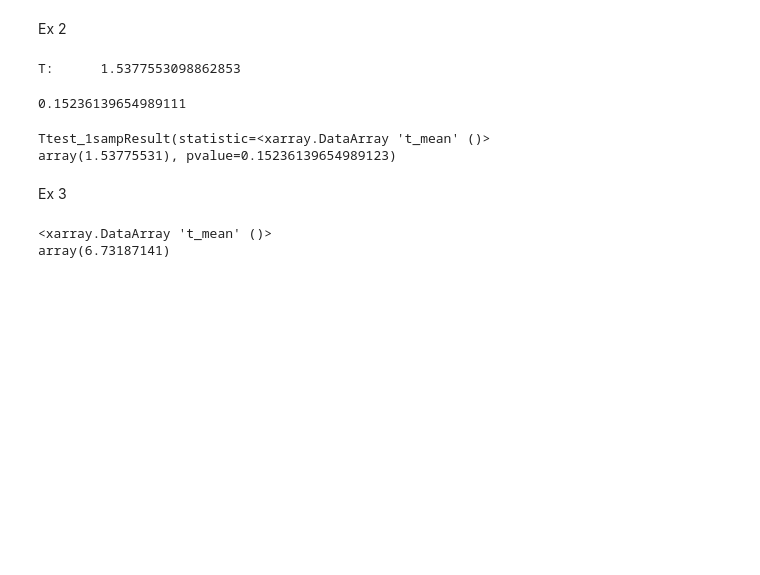
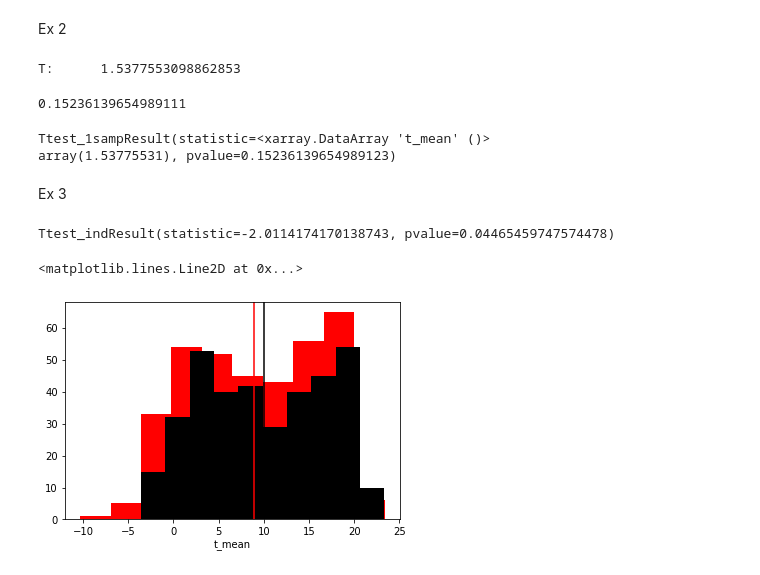
Before and after one commit to d3sp3r4t3Student/Statistical-Data-Analyses, a Jupyter notebook: demo_practical3.ipynb, the cells around one changed output. Drawn from its saved outputs; the diff is of its cells as text; code cells hidden in the pictures; blank space fills up the shorter version.

```diff
--- a/demo_practical3.ipynb
+++ b/demo_practical3.ipynb
@@ -124,11 +127,17 @@ array(1.53775531), pvalue=0.15236139654989123)
 # %% [markdown]
 Ex 3
 # %%
-monthly_mean_19 = data.t_mean.sel(time = slice('1955','1984')).groupby('time.month').mean()
-monthly_mean_20 = data.t_mean.sel(time = slice('1988','2017')).groupby('time.month').mean()
-m
+monthly_mean_19 = data.t_mean.sel(time = slice('1955','1984'))
+monthly_mean_20 = data.t_mean.sel(time = slice('1988','2017'))
+
+print(scipy.stats.ttest_ind(monthly_mean_19, monthly_mean_20, alternative='two-sided'))
+# %% [output]
+Ttest_indResult(statistic=-2.0114174170138743, pvalue=0.04465459747574478)
 # %%
-monthly_mean_19.std()
+xr.plot.hist(monthly_mean_19, color = 'r')
+xr.plot.hist(monthly_mean_20, color = 'k')
+plt.axvline(monthly_mean_19.mean(), color = 'r')
+plt.axvline(monthly_mean_20.mean(), color = 'k')
 # %% [output]
-<xarray.DataArray 't_mean' ()>
-array(6.73187141)
+<matplotlib.lines.Line2D at 0x...>
+[figure, added]
```
Also changed, not shown: parts of 4 cells of this notebook, 2 other files.
